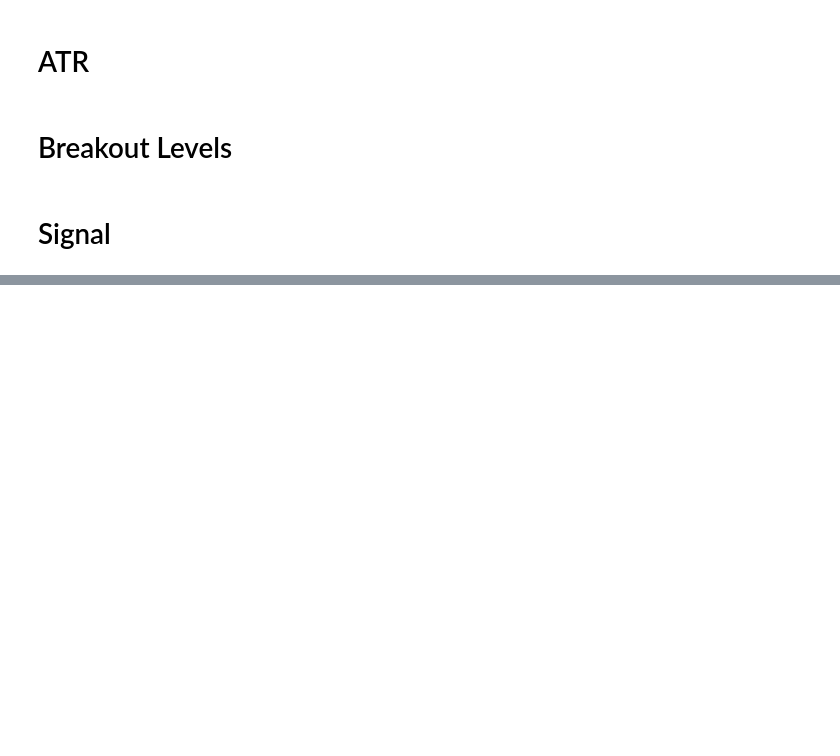
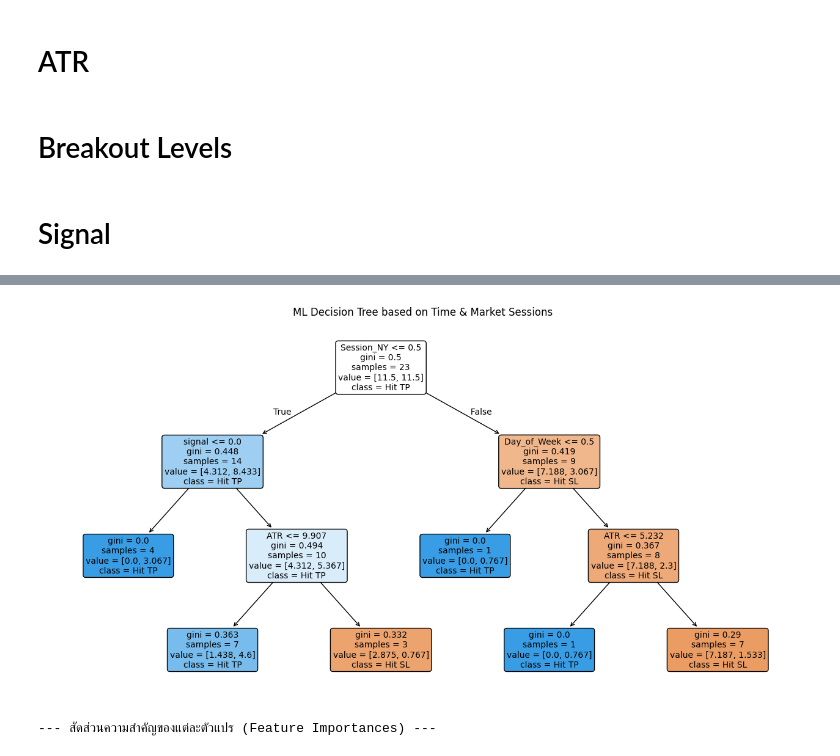
Before and after one commit to Kawiniee/breakout-strategy-xauusd, a Jupyter notebook: Breakout_Strategy_XAUUSD.ipynb, the cells around one changed output, grey strips where cells are left out. Saved outputs shown, nothing was run; the diff lists cells and outputs as text; code cells hidden in the pictures; blank space fills up the shorter version.

Commit message:
Decission Tree

```diff
--- a/Breakout_Strategy_XAUUSD.ipynb
+++ b/Breakout_Strategy_XAUUSD.ipynb
@@ -274,0 +415,72 @@ Error:
+# %%
+# ==============================
+# สร้าง ML: Decision Tree เพื่อคัดกรองไม้เข้า
+# ==============================
+
+import pandas as pd
+from sklearn.model_selection import train_test_split
+from sklearn.tree import DecisionTreeClassifier
+from sklearn.metrics import accuracy_score, classification_report
+from sklearn import tree
+import matplotlib.pyplot as plt
+
+# 1. เตรียมข้อมูลจากตาราง
+# (เพื่อนสามารถเปลี่ยนคำสั่งนี้เป็น pd.read_csv("clean_backtest_data_for_ml.csv") ตอนโยนไฟล์ไปได้เลย)
+df_clean = df_ml.copy()
+
+# แปลงเป้าหมาย (Label) : รอด (TP) จะเท่ากับ 1 หรือ เจ๊ง (SL) จะเท่ากับ 0
+df_clean['Target'] = df_clean['Label'].apply(lambda x: 1 if x == 'TP' else 0)
+
+# ทำ One-Hot Encoding ให้กับตัวหนังสือ (Session และ Trade_Type) ให้กลายเป็น 1 กับ 0
+# เช่น มีคอลัมน์ชื่อ Session_NY ถ้าใช่มันจะเป็น 1 ไม่ใช่จะเป็น 0
+df_clean = pd.get_dummies(df_clean, columns=['Session', 'Trade_Type'])
+
+# ลิสต์รายชื่อคอลัมน์ที่โมเดลจะใช้เป็น X (Features) แบบเน้นๆ (เหลือแต่เวลา ความผันผวน และช่วงตลาด)
+features = [
+    'Hour_of_Day',
+    'Day_of_Week',
+    'ATR',
+    'signal'
+]
+# สมทบคอลัมน์ One-Hot ที่สร้างใหม่ทั้งหมดเข้าไป (Session กับ Trade Type)
+features += [col for col in df_clean.columns if col.startswith('Session_')]
+features += [col for col in df_clean.columns if col.startswith('Trade_Type_')]
+
+# แยกตัวหนังสือเป็น X (เกณฑ์ตัดสิน) ยละ y (เฉลยที่ AI ต้องเรียน)
+X = df_clean[features]
+y = df_clean['Target']
+
+# 2. แบ่งข้อมูลเอาไว้สำหรับ สอน (Train) 80% และ ทดสอบความแม่น (Test) 20%
+X_train, X_test, y_train, y_test = train_test_split(X, y, test_size=0.2, random_state=42)
+
+# 3. สร้างแผนผังและสอนให้ Decision Tree เรียนจากข้อมูล
+# max_depth=3 คือไม่ให้ AI ไปจำซับซ้อนเกินไป (กันจำข้อสอบ)
+model = DecisionTreeClassifier(max_depth=3, random_state=42, class_weight='balanced')
+model.fit(X_train, y_train)
+
+# 4. ทดสอบโมเดลโดยลองเดาบนชุด Test
+y_pred = model.predict(X_test)
+
+print("จำนวนข้อมูลนำมา Train Model: ", X_train.shape[0])
+print("ความแม่นยำในการทำนาย (Accuracy):", round(accuracy_score(y_test, y_pred) * 100, 2), "%")
+print("\n--- ผลสรุปการทำนายบนชุด Test (ข้อสอบย่อย) ---")
+print(classification_report(y_test, y_pred, target_names=['SL (0)', 'TP (1)']))
+
+# 5. วาดแผนผังกระบวนการคิดของ AI
+plt.figure(figsize=(16, 8))
+tree.plot_tree(
+    model,
+    feature_names=features,
+    class_names=['Hit SL', 'Hit TP'],
+    filled=True,
+    rounded=True,
+    fontsize=10
+)
+plt.title("ML Decision Tree based on Time & Market Sessions")
+plt.show()
+
+# 6. (Bonus) เรียงลำดับโชว์ว่า AI บอกว่าฟีเจอร์ไหนสำคัญสุดเวลาเทรด
+importance_df = pd.DataFrame({'Feature': features, 'Importance': model.feature_importances_})
+print("\n--- สัดส่วนความสำคัญของแต่ละตัวแปร (Feature Importances) ---")
+display(importance_df.sort_values(by='Importance', ascending=False))
+# %% [output]
@@ -274,0 +499,2 @@ Error:
+[figure, added]
+--- สัดส่วนความสำคัญของแต่ละตัวแปร (Feature Importances) ---
```
Also changed, not shown: parts of 4 cells of this notebook, 2 other files.
